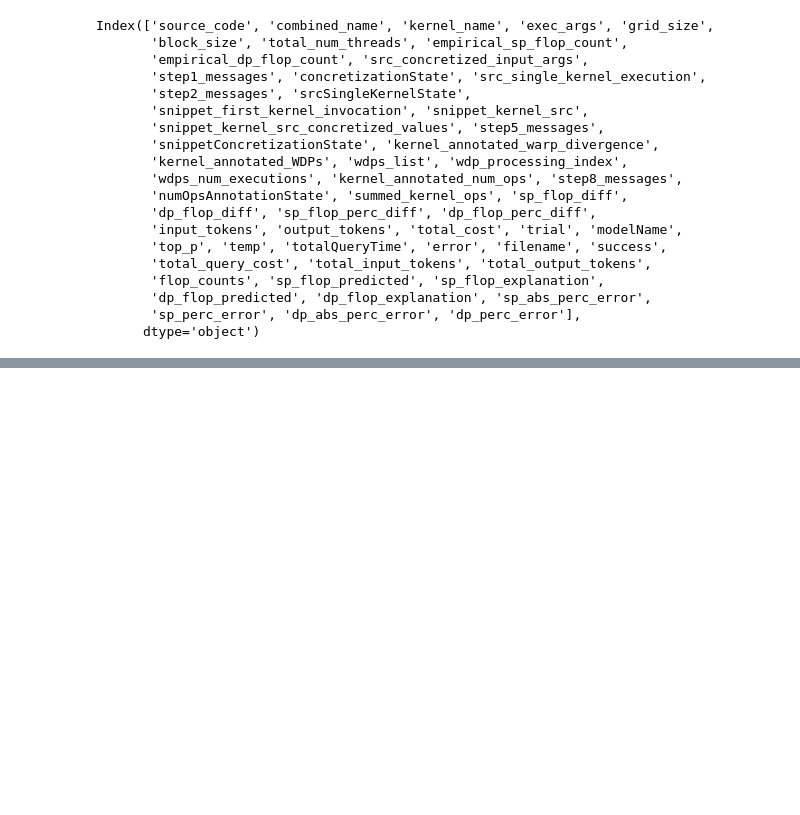
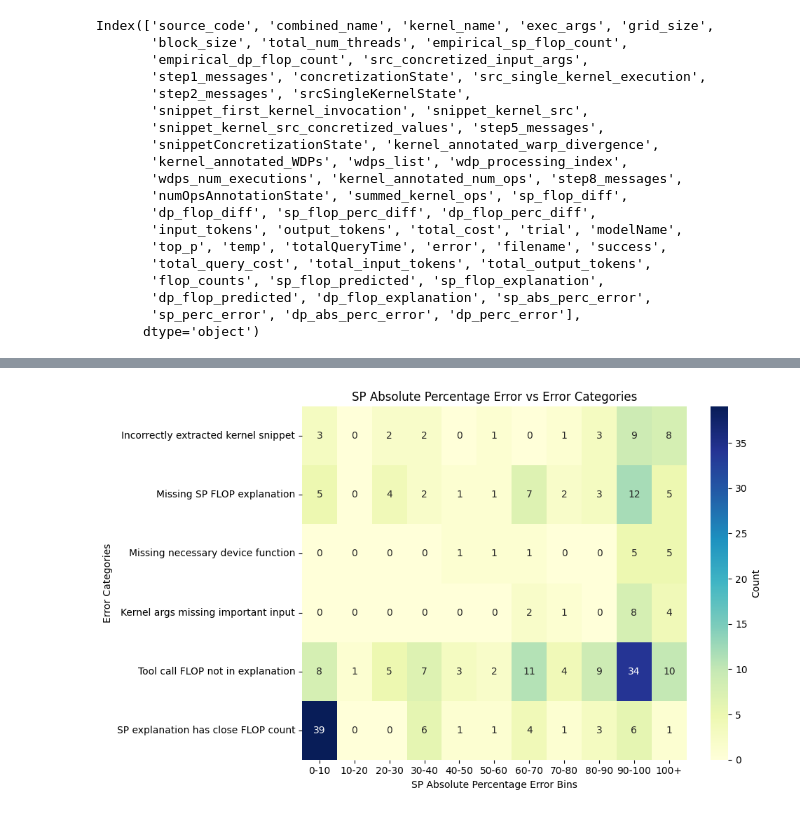
Before and after one commit to Scientific-Computing-Lab/gpuFLOPBench, a Jupyter notebook: qdecomp-langgraph-studio/kernel-survey/analysis/analyzeFailureCases.ipynb, the cells around one changed output, grey strips where cells are left out. Saved outputs shown, nothing was run; the diff lists cells and outputs as text; code cells hidden in the pictures; blank space fills up the shorter version.

Commit message:
made categorical error plots

```diff
--- a/qdecomp-langgraph-studio/kernel-survey/analysis/analyzeFailureCases.ipynb
+++ b/qdecomp-langgraph-studio/kernel-survey/analysis/analyzeFailureCases.ipynb
@@ -786,0 +629,20 @@ long mv_csr_parallel(const int repeat, const int bs, const size_t num_rows, cons
+# %%
+error_bound = 25.0
+def is_correct_prediction(row, sp_or_dp):
+    # if the spExplanationHasCloseFLOPCount is 1
+    if sp_or_dp == 'SP':
+        is_correct_flop = (row['spExplanationHasCloseFLOPCount'] == 1) or (row['sp_abs_perc_error'] <= error_bound)
+    elif sp_or_dp == 'DP':
+        is_correct_flop = (row['dpExplanationHasCloseFLOPCount'] == 1) or (row['dp_abs_perc_error'] <= error_bound)
+    else:
+        raise ValueError("sp_or_dp must be either 'SP' or 'DP'")
+
+    return is_correct_flop
+
+
+nnz_sp_errors_df['is_correct_prediction'] = nnz_sp_errors_df.apply(lambda row: is_correct_prediction(row, 'SP'), axis=1)
+nnz_dp_errors_df['is_correct_prediction'] = nnz_dp_errors_df.apply(lambda row: is_correct_prediction(row, 'DP'), axis=1)
+
+print(nnz_sp_errors_df.shape, nnz_dp_errors_df.shape)
+print(nnz_sp_errors_df.is_correct_prediction.value_counts())
+print(nnz_dp_errors_df.is_correct_prediction.value_counts())
@@ -786,0 +669,57 @@ long mv_csr_parallel(const int repeat, const int bs, const size_t num_rows, cons
+# %%
+# let's define the error categories
+# 1: not an easy code (is_easy_code == False)
+# 2: incorrectly extracted kernel snippet (extractedIncorrectSnippet == 1)
+# 3: missing SP FLOP explanation (missingSPFLOPExplanation == 1)
+# 4: missing DP FLOP explanation (missingDPFLOPExplanation == 1)
+# 5: missing necessary device function in extracted snippet (missingNecessaryDeviceFunction == 1)
+# 6: extracted kernel args missing important input value (extractedKernelArgsMissingImportantValue == 1)
+# 7: incorrectly completed tool call (toolCallExplanationSPFLOPCountMismatch == 1 or toolCallExplanationDPFLOPCountMismatch == 1)
+
+# let's make a heatmap and see if there is a category of error that is more common than others
+
+# Define bins for sp_abs_perc_error
+bins = list(range(0, 101, 10)) + [float('inf')]  # 0-10, 10-20, ..., 90-100, 100+
+labels = [f"{i}-{i+10}" for i in range(0, 100, 10)] + ["100+"]
+
+# Bin the sp_abs_perc_error values
+nnz_sp_errors_df['error_bin'] = pd.cut(nnz_sp_errors_df['sp_abs_perc_error'], bins=bins, labels=labels, right=False)
+
+# Define error categories
+error_categories = [
+    'extractedIncorrectSnippet',
+    'missingSPFLOPExplanation',
+    'missing_necessary_device_function',
+    'extractedKernelArgsMissingImportantValue',
+    'toolCallExplanationSPFLOPCountMismatch',
+    'spExplanationHasCloseFLOPCount',
+]
+
+# Define a mapping of error categories to descriptive strings
+error_category_descriptions = {
+    1: "Incorrectly extracted kernel snippet",
+    2: "Missing SP FLOP explanation",
+    3: "Missing necessary device function",
+    4: "Kernel args missing important input",
+    5: "Tool call FLOP not in explanation",
+    6: "SP explanation has close FLOP count"
+}
+
+# Create a DataFrame to count occurrences of each error category in each bin
+heatmap_data = pd.DataFrame(0, index=labels, columns=range(1, len(error_categories)))
+
+for i, category in enumerate(error_categories, start=1):
+    heatmap_data[i] = nnz_sp_errors_df.groupby('error_bin')[category].sum()
+
+# Update the Y-axis labels to use descriptive strings
+heatmap_data = heatmap_data.rename(columns=error_category_descriptions)
+
+# Plot the heatmap with swapped axes
+plt.figure(figsize=(10, 6))
+sns.heatmap(heatmap_data.T, annot=True, fmt="d", cmap="YlGnBu", cbar_kws={'label': 'Count'})
+plt.ylabel("Error Categories")
+plt.xlabel("SP Absolute Percentage Error Bins")
+plt.title("SP Absolute Percentage Error vs Error Categories")
+plt.tight_layout()
+plt.show()
+# %% [output]
@@ -786,0 +731 @@ long mv_csr_parallel(const int repeat, const int bs, const size_t num_rows, cons
+[figure, added]
```
Also changed, not shown: parts of 16 cells of this notebook.
